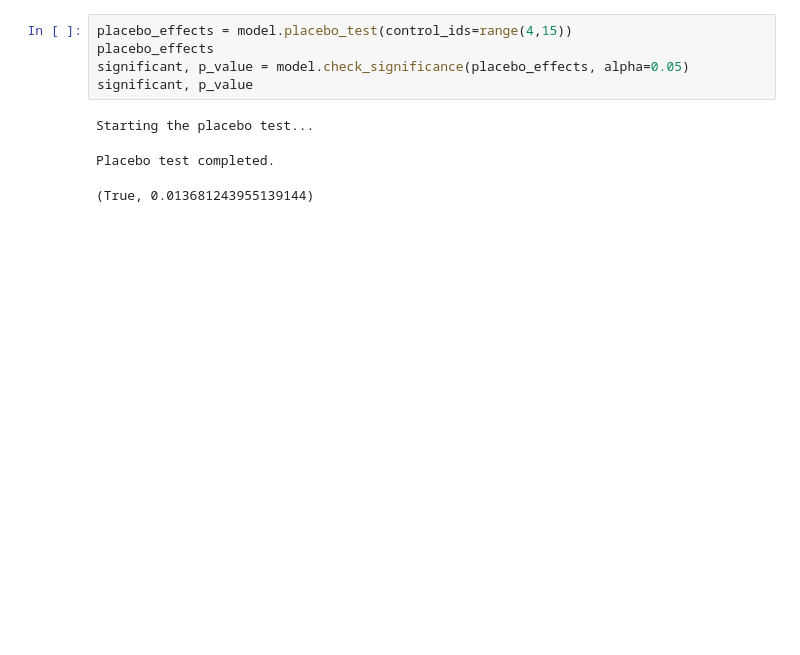
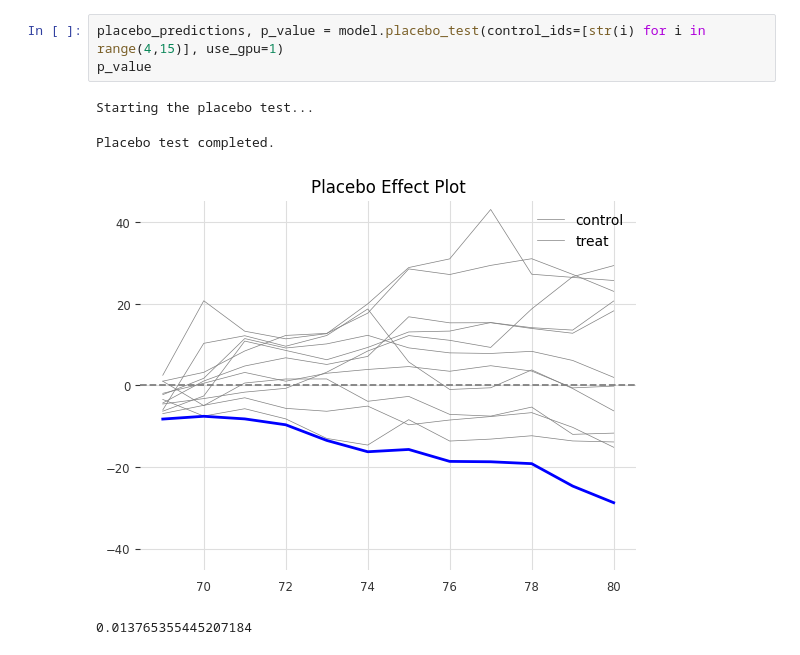
Before and after one commit to Crabtain959/SyNBEATS, a Jupyter notebook: example_usage.ipynb, the cells around one changed output. Cells and saved outputs as stored; diff of their text form; blank space fills up the shorter version.

```diff
--- a/example_usage.ipynb
+++ b/example_usage.ipynb
@@ -60,9 +58,8 @@ ate, std
 # %%
-placebo_effects = model.placebo_test(control_ids=range(4,15))
-placebo_effects
-significant, p_value = model.check_significance(placebo_effects, alpha=0.05)
-significant, p_value
+placebo_predictions, p_value = model.placebo_test(control_ids=[str(i) for i in range(4,15)], use_gpu=1)
+p_value
 # %% [output]
 Starting the placebo test...
 Placebo test completed.
+[figure, added]
-(True, 0.013681243955139144)
+0.013765355445207184
```
Also changed, not shown: parts of 12 cells of this notebook, 2 other files.
